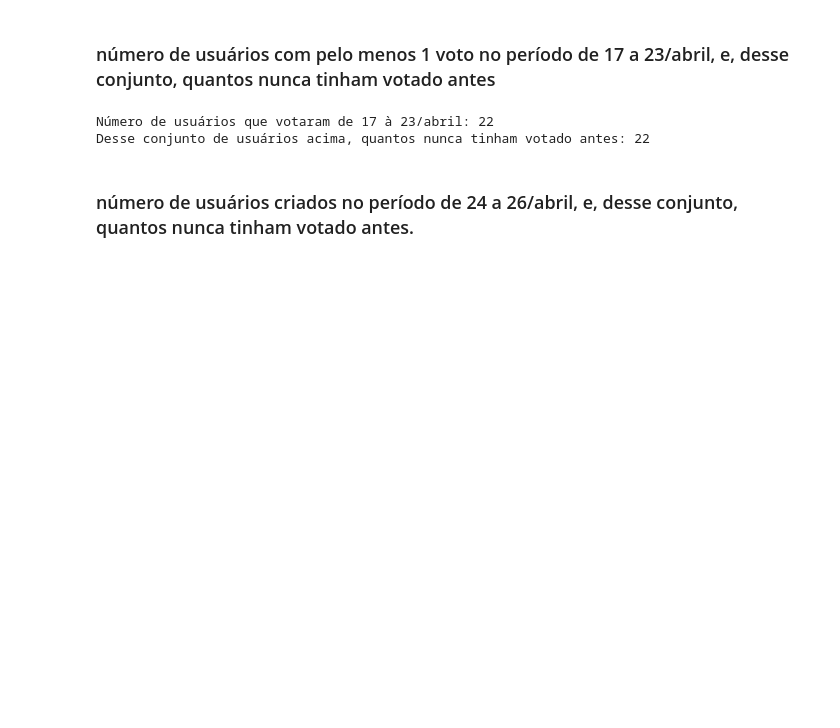
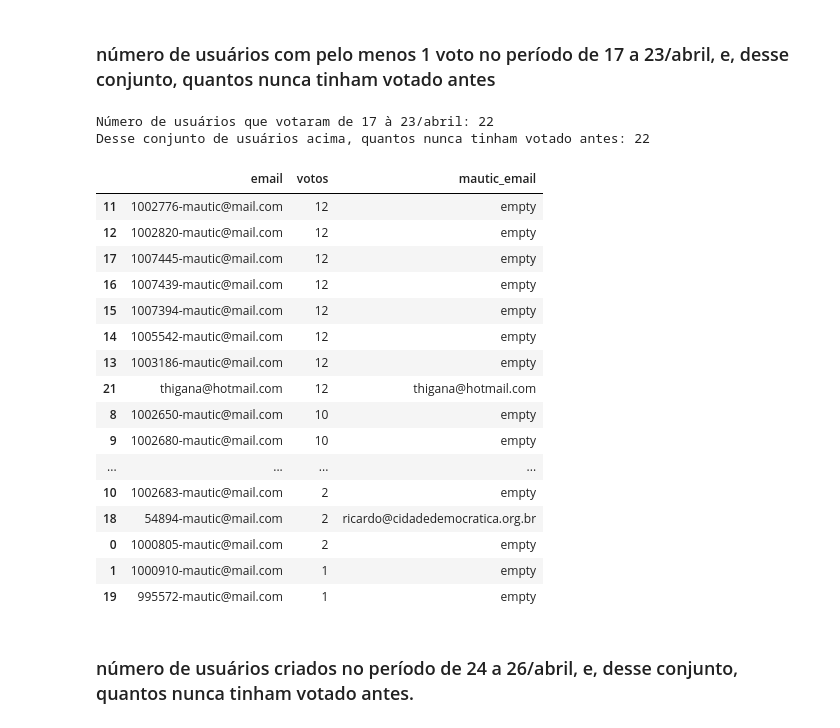
Before and after one commit to cidadedemocratica/airflow, a Jupyter notebook: src/ej/osf.ipynb, the cells around one changed output. Saved outputs shown, nothing was run; the diff lists cells and outputs as text; code cells hidden in the pictures; blank space fills up the shorter version.

```diff
--- a/src/ej/osf.ipynb
+++ b/src/ej/osf.ipynb
@@ -14,21 +42,38 @@ ej_only_df = pd.read_json('/tmp/airflow/ej_only.json')
 # %% [markdown]
 ###  número de usuários com pelo menos 1 voto no período de 17 a 23/abril, e, desse conjunto, quantos nunca tinham votado antes
 # %%
-from dateutil.parser import *
-from dateutil.tz import *
-import datetime
+
 first_day = datetime.datetime(2020, 4, 17, 0, 0 , 0, tzinfo=tzlocal())
 last_day = datetime.datetime(2020, 4, 23, 23, 59, 59, tzinfo=tzlocal())
-result1 = ej_only_df[ej_only_df['criado'].map(lambda x: parse(x) >= first_day and parse(x) <= last_day )]
-''
-votes_before_first_day = ej_only_df[ej_only_df['criado'].map(lambda x: parse(x) < first_day )]
-result2 = len(result1['email'].value_counts()) - len(votes_before_first_day[votes_before_first_day['email'].map(lambda x: x in result1['email'])])
 
-print(f"Número de usuários que votaram de 17 à 23/abril: {len(result1['email'].value_counts())}")
-print(f"Desse conjunto de usuários acima, quantos nunca tinham votado antes: {result2}")
+df_17_23 = dataframe_between_dates(votes_df, first_day, last_day)
+df_before_17 = dataframe_between_dates(votes_df, first_day, None)
+
+votes_before_17 = len(df_17_23['email'].value_counts()) - len(df_before_17[df_before_17['email'].map(lambda x: x in df_17_23['email'])])
+
+print(f"Número de usuários que votaram de 17 à 23/abril: {len(df_17_23['email'].value_counts())}")
+print(f"Desse conjunto de usuários acima, quantos nunca tinham votado antes: {votes_before_17}")
+fill_df_with_mautic_email(df_17_23.groupby(['email']).count().reset_index(level=0)).sort_values(by='votos', ascending=False)
 # %% [output]
 Número de usuários que votaram de 17 à 23/abril: 22
 Desse conjunto de usuários acima, quantos nunca tinham votado antes: 22
+|  | email | votos | mautic_email |
+| 11 | 1002776-mautic@mail.com | 12 | empty |
+| 12 | 1002820-mautic@mail.com | 12 | empty |
+| 17 | 1007445-mautic@mail.com | 12 | empty |
+| 16 | 1007439-mautic@mail.com | 12 | empty |
+| 15 | 1007394-mautic@mail.com | 12 | empty |
+| 14 | 1005542-mautic@mail.com | 12 | empty |
+| 13 | 1003186-mautic@mail.com | 12 | empty |
+| 21 | thigana@hotmail.com | 12 | thigana@hotmail.com |
+| 8 | 1002650-mautic@mail.com | 10 | empty |
+| 9 | 1002680-mautic@mail.com | 10 | empty |
+| ... | ... | ... | ... |
+| 10 | 1002683-mautic@mail.com | 2 | empty |
+| 18 | 54894-mautic@mail.com | 2 | ricardo@cidadedemocratica.org.br |
+| 0 | 1000805-mautic@mail.com | 2 | empty |
+| 1 | 1000910-mautic@mail.com | 1 | empty |
+| 19 | 995572-mautic@mail.com | 1 | empty |
 # %% [markdown]
 ### número de usuários criados no período de 24 a 26/abril, e, desse conjunto, quantos nunca tinham votado antes.
 # %%
```
Also changed, not shown: parts of 36 cells of this notebook, 4 other files.
